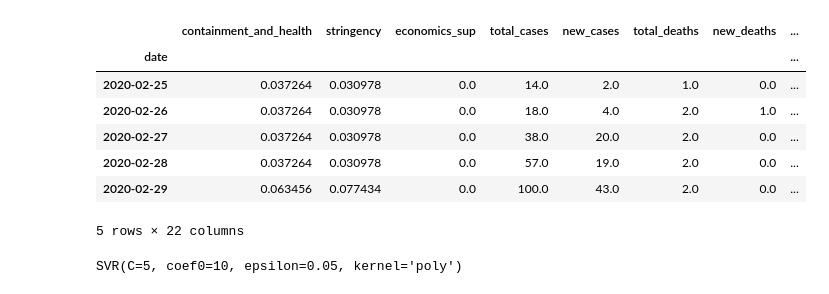
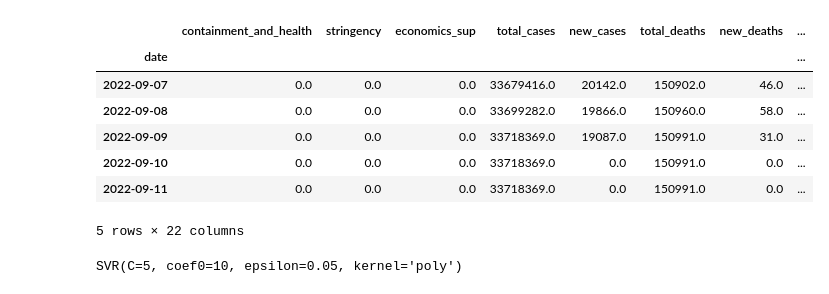
Before and after one commit to tekadata/covid_time_series_prediction, a Jupyter notebook: notebooks/model-France-pickle-prediction.ipynb, the cells around one changed output. Drawn from its saved outputs; the diff is of its cells as text; code cells hidden in the pictures.

```diff
--- a/notebooks/model-France-pickle-prediction.ipynb
+++ b/notebooks/model-France-pickle-prediction.ipynb
@@ -31,24 +52,24 @@ data_index=data_index.set_index('date')
 # %%
 data_index['day-1']=data_index['total_deaths'].shift(periods=1)
 data_index['day-2']=data_index['total_deaths'].shift(periods=2)
 data_index['day-3']=data_index['total_deaths'].shift(periods=3)
 data_index['day-4']=data_index['total_deaths'].shift(periods=4)
 data_index['day-5']=data_index['total_deaths'].shift(periods=5)
 data_index['day-6']=data_index['total_deaths'].shift(periods=6)
 data_index['day-7']=data_index['total_deaths'].shift(periods=7)
 data_index['day-8']=data_index['total_deaths'].shift(periods=8)
 data_index['day-9']=data_index['total_deaths'].shift(periods=9)
 data_index['day-10']=data_index['total_deaths'].shift(periods=10)
 data_index = data_index.iloc[10: , :]
-data_index.head()
+data_index.tail()
 # %% [output]
 |  | containment_and_health | stringency | economics_sup | total_cases | new_cases | total_deaths | new_deaths | ... |
 | date |  |  |  |  |  |  |  | ... |
-| 2020-02-25 | 0.037264 | 0.030978 | 0.0 | 14.0 | 2.0 | 1.0 | 0.0 | ... |
-| 2020-02-26 | 0.037264 | 0.030978 | 0.0 | 18.0 | 4.0 | 2.0 | 1.0 | ... |
-| 2020-02-27 | 0.037264 | 0.030978 | 0.0 | 38.0 | 20.0 | 2.0 | 0.0 | ... |
-| 2020-02-28 | 0.037264 | 0.030978 | 0.0 | 57.0 | 19.0 | 2.0 | 0.0 | ... |
-| 2020-02-29 | 0.063456 | 0.077434 | 0.0 | 100.0 | 43.0 | 2.0 | 0.0 | ... |
+| 2022-09-07 | 0.0 | 0.0 | 0.0 | 33679416.0 | 20142.0 | 150902.0 | 46.0 | ... |
+| 2022-09-08 | 0.0 | 0.0 | 0.0 | 33699282.0 | 19866.0 | 150960.0 | 58.0 | ... |
+| 2022-09-09 | 0.0 | 0.0 | 0.0 | 33718369.0 | 19087.0 | 150991.0 | 31.0 | ... |
+| 2022-09-10 | 0.0 | 0.0 | 0.0 | 33718369.0 | 0.0 | 150991.0 | 0.0 | ... |
+| 2022-09-11 | 0.0 | 0.0 | 0.0 | 33718369.0 | 0.0 | 150991.0 | 0.0 | ... |
 5 rows × 22 columns
 # %%
 data_index=data_index.fillna(0)
```
Also changed, not shown: parts of 18 cells of this notebook, 4 other files.
